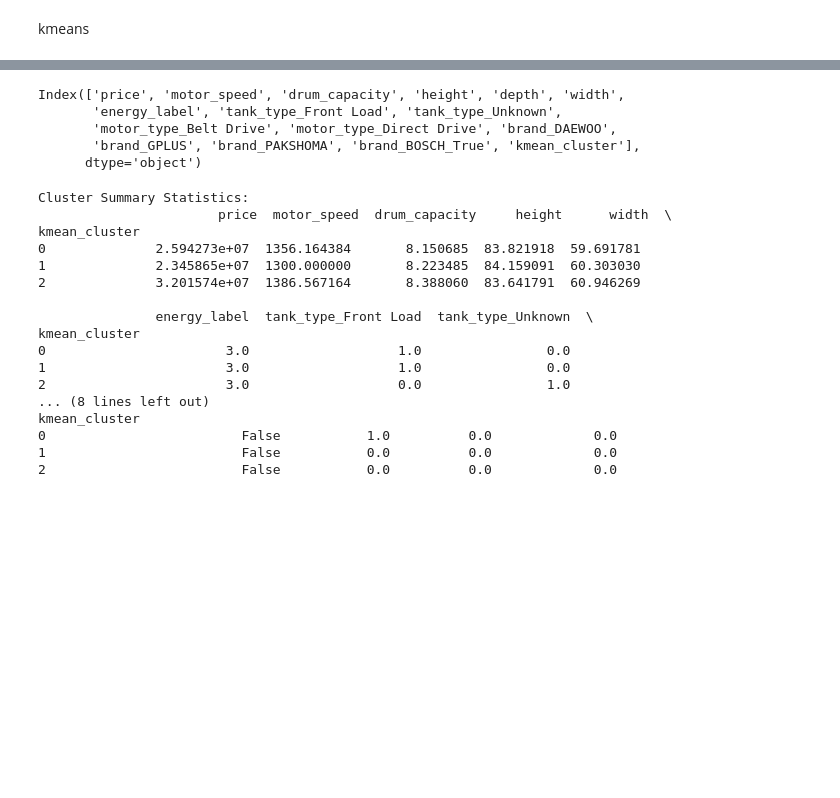
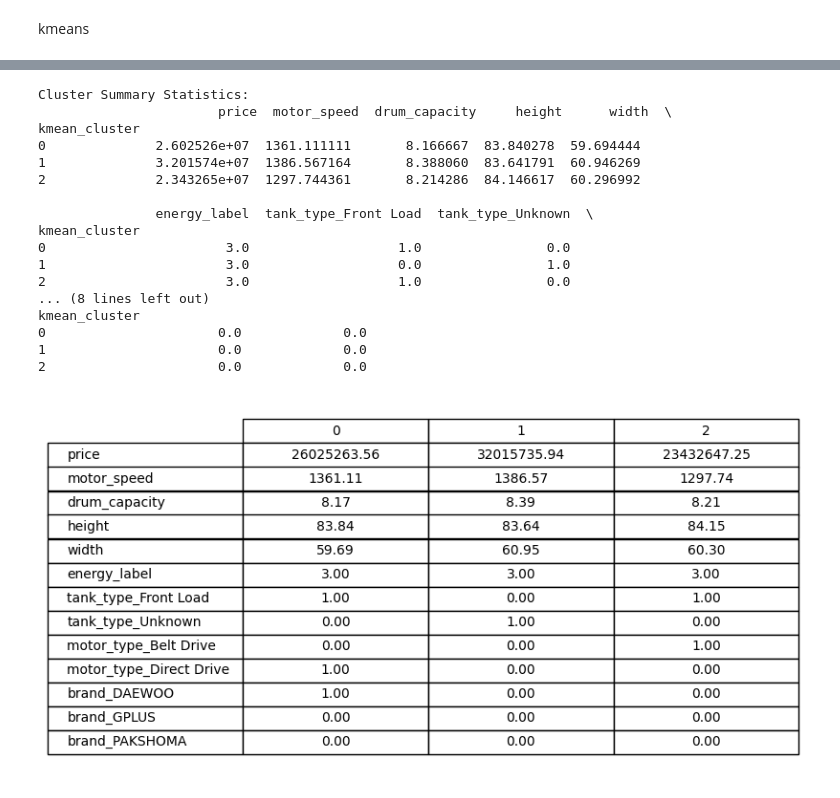
Before and after one commit to atefehjn/scraping-clustering, a Jupyter notebook: WM/clustering.ipynb, the cells around one changed output, grey strips where cells are left out. Cells and saved outputs as stored; diff of their text form; code cells hidden in the pictures; blank space fills up the shorter version.

```diff
--- a/WM/clustering.ipynb
+++ b/WM/clustering.ipynb
@@ -230,12 +233,4 @@ kmean_cluster
 dtype: int64
-# %%
-wm_selected.columns
-# %% [output]
-Index(['price', 'motor_speed', 'drum_capacity', 'height', 'depth', 'width',
-       'energy_label', 'tank_type_Front Load', 'tank_type_Unknown',
-       'motor_type_Belt Drive', 'motor_type_Direct Drive', 'brand_DAEWOO',
-       'brand_GPLUS', 'brand_PAKSHOMA', 'brand_BOSCH_True', 'kmean_cluster'],
-      dtype='object')
 # %%
 import pandas as pd
 numeric_cols = ['price','motor_speed','drum_capacity','height','width']
@@ -243,7 +238,7 @@ numeric_cols = ['price','motor_speed','drum_capacity','height','width']
 cluster_summary = wm_selected.groupby('kmean_cluster')[numeric_cols].mean(numeric_only=True)  # Mean for numerical data
 
 # Mode for categorical data
-categorical_columns = ['energy_label','tank_type_Front Load','tank_type_Unknown','motor_type_Belt Drive','motor_type_Direct Drive','brand_BOSCH_True','brand_DAEWOO','brand_GPLUS','brand_PAKSHOMA']  # List your categorical columns
+categorical_columns = ['energy_label','tank_type_Front Load','tank_type_Unknown','motor_type_Belt Drive','motor_type_Direct Drive','brand_DAEWOO','brand_GPLUS','brand_PAKSHOMA']  # List your categorical columns
 mode_summary = wm_selected.groupby('kmean_cluster')[categorical_columns].agg(lambda x: x.mode().iloc[0])
 
 # Combine both summaries
@@ -255,20 +250,45 @@ print("Cluster Summary Statistics:\n", final_summary)
 Cluster Summary Statistics:
                        price  motor_speed  drum_capacity     height      width  \
 kmean_cluster
-0              2.594273e+07  1356.164384       8.150685  83.821918  59.691781
-1              2.345865e+07  1300.000000       8.223485  84.159091  60.303030
-2              3.201574e+07  1386.567164       8.388060  83.641791  60.946269
+0              2.602526e+07  1361.111111       8.166667  83.840278  59.694444
+1              3.201574e+07  1386.567164       8.388060  83.641791  60.946269
+2              2.343265e+07  1297.744361       8.214286  84.146617  60.296992
 
                energy_label  tank_type_Front Load  tank_type_Unknown  \
 kmean_cluster
 0                       3.0                   1.0                0.0
-1                       3.0                   1.0                0.0
-2                       3.0                   0.0                1.0
+1                       3.0                   0.0                1.0
+2                       3.0                   1.0                0.0
 ... (8 lines left out)
 kmean_cluster
-0                         False           1.0          0.0             0.0
-1                         False           0.0          0.0             0.0
-2                         False           0.0          0.0             0.0
+0                      0.0             0.0
+1                      0.0             0.0
+2                      0.0             0.0
+# %%
+import numpy as np
+final_summary_transposed = final_summary.T
+# Round the values in final_summary_transposed to two decimal places
+final_summary_transposed_rounded = final_summary_transposed.applymap(lambda x: f"{x:.2f}" if isinstance(x, (int, float)) else x)
+
+# Create a figure and axes object for displaying the matrix
+fig, ax = plt.subplots(figsize=(5, 5))  # Adjusted width and height for better fit
+
+# Display the transposed matrix using matplotlib's table functionality
+ax.axis('off')  # Turn off the axis
+table = ax.table(cellText=final_summary_transposed_rounded.values,
+                 colLabels=final_summary_transposed_rounded.columns,
+                 rowLabels=final_summary_transposed_rounded.index,
+                 cellLoc='center',
+                 loc='center')
+
+# Adjust font size for better readability
+table.auto_set_font_size(False)
+table.set_fontsize(10)  # You can adjust the font size here
+table.scale(1.5, 1.5)  # Scale the table for better visibility
+
+plt.show()
+# %% [output]
+[figure, added]
 # %%
 # Print the centroids to compare across clusters
 # print("Cluster Centroids:\n", centroids)
```
Also changed, not shown: parts of 20 cells of this notebook.
